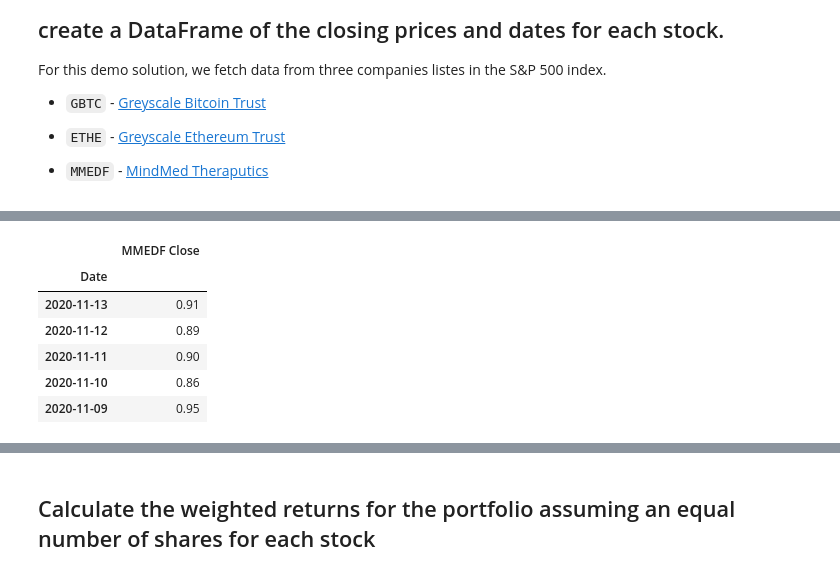
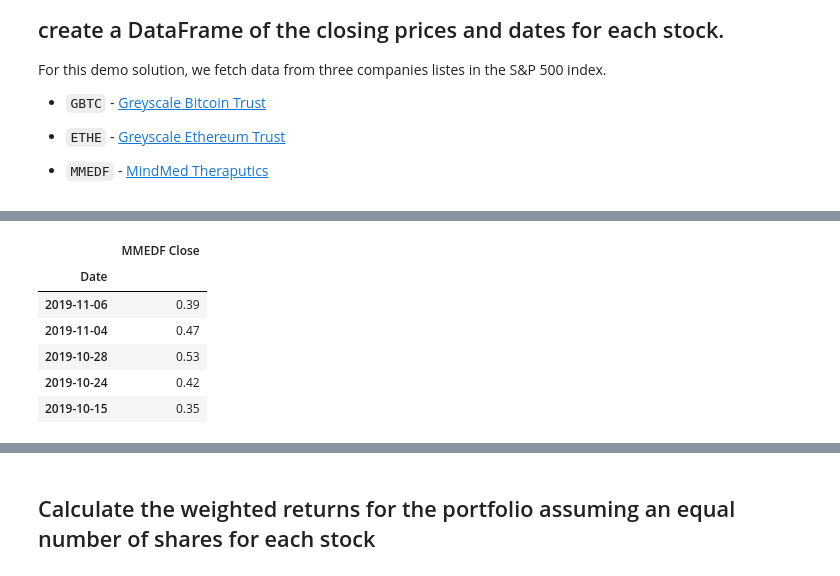
Before and after one commit to MedakaRiceFish/PandasHomework, a Jupyter notebook: 04-HW-RyanH.ipynb, the cells around one changed output, grey strips where cells are left out. Cells and saved outputs as stored; diff of their text form; code cells hidden in the pictures.

```diff
--- a/04-HW-RyanH.ipynb
+++ b/04-HW-RyanH.ipynb
@@ -497,25 +497,25 @@ ethe_df.head()
 # %%
 # Reading data from 3rd stock
-csvpath = Path("../Downloads/MMEDF1YR.csv")
+csvpath = Path("../Downloads/MMEDFClose1Year.csv")
 
 mmedf_df = pd.read_csv(csvpath)
 
 mmedf_df['Date'] = pd.to_datetime(mmedf_df['Date']).dt.date
 mmedf_df = mmedf_df.set_index('Date')
 mmedf_df = mmedf_df.sort_index(ascending=False)
 mmedf_df = mmedf_df.rename(columns={
     "Close": "MMEDF Close"
 })
 
 mmedf_df.head()
 # %% [output]
 |  | MMEDF Close |
 | Date |  |
-| 2020-11-13 | 0.91 |
-| 2020-11-12 | 0.89 |
-| 2020-11-11 | 0.90 |
-| 2020-11-10 | 0.86 |
-| 2020-11-09 | 0.95 |
+| 2019-11-06 | 0.39 |
+| 2019-11-04 | 0.47 |
+| 2019-10-28 | 0.53 |
+| 2019-10-24 | 0.42 |
+| 2019-10-15 | 0.35 |
 # %%
 # Combine all stocks in a single DataFrame
 ryans_picks_df = pd.concat([gbtc_df, ethe_df,mmedf_df], axis='columns', join='inner')
```
Also changed, not shown: parts of 10 cells of this notebook.
